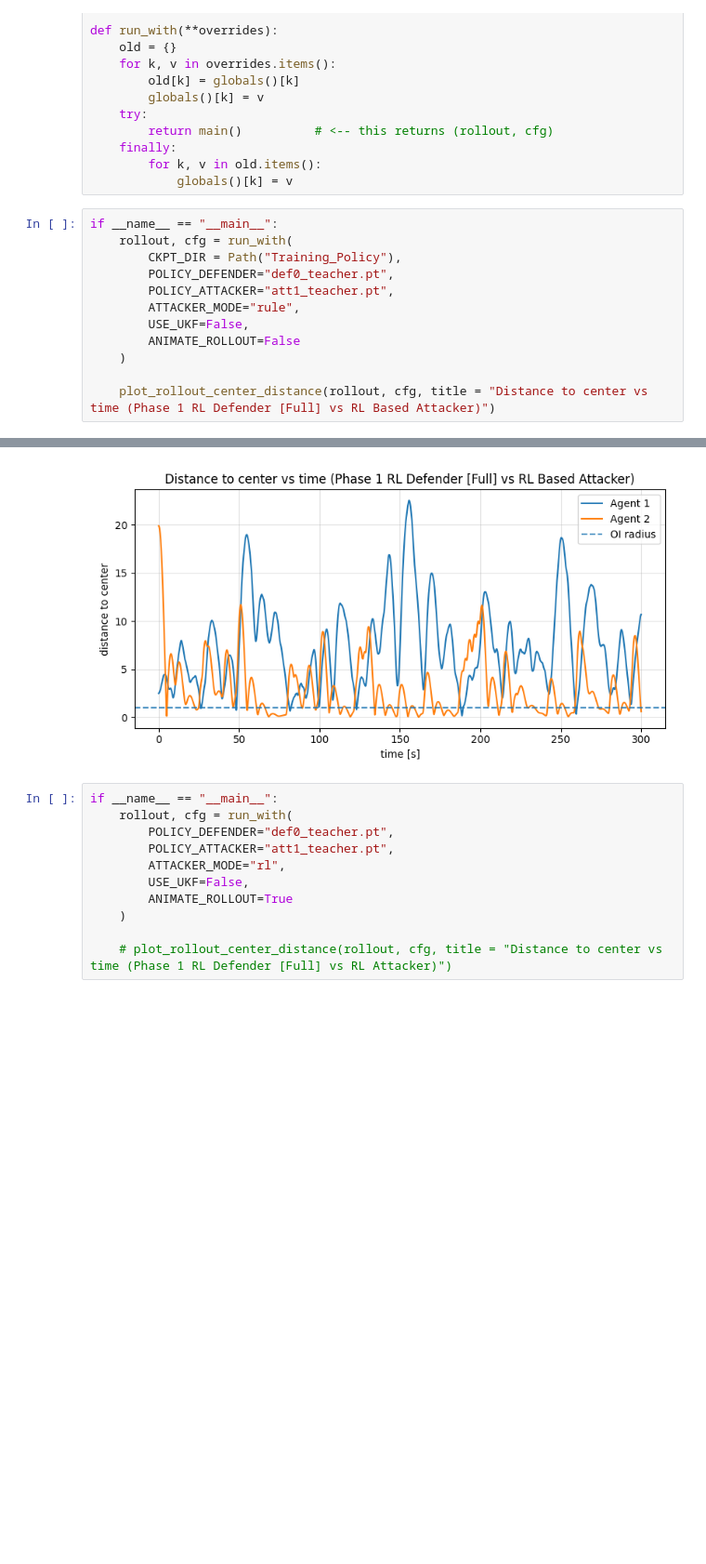
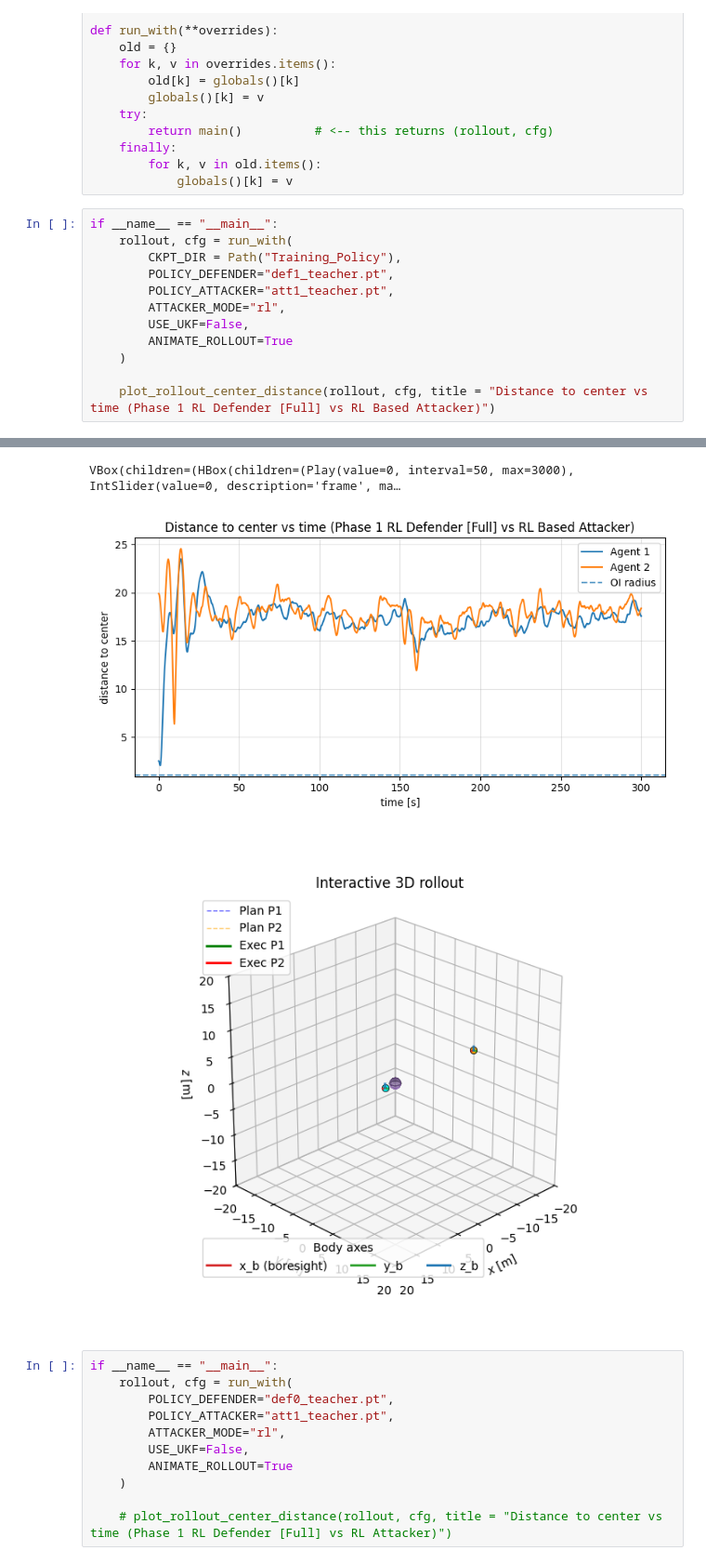
Before and after one commit to gussantaella1/PARL-PO, a Jupyter notebook: GameTheory_TopLevel.ipynb, the cells around one changed output, grey strips where cells are left out. Shown at 93% size. Cells and saved outputs as stored; diff of their text form; blank space fills up the shorter version.

```diff
--- a/GameTheory_TopLevel.ipynb
+++ b/GameTheory_TopLevel.ipynb
@@ -182,11 +182,11 @@ def run_with(**overrides):
 if __name__ == "__main__":
     rollout, cfg = run_with(
         CKPT_DIR = Path("Training_Policy"),
-        POLICY_DEFENDER="def0_teacher.pt",
+        POLICY_DEFENDER="def1_teacher.pt",
         POLICY_ATTACKER="att1_teacher.pt",
-        ATTACKER_MODE="rule",
+        ATTACKER_MODE="rl",
         USE_UKF=False,
-        ANIMATE_ROLLOUT=False
+        ANIMATE_ROLLOUT=True
     )
 
     plot_rollout_center_distance(rollout, cfg, title = "Distance to center vs time (Phase 1 RL Defender [Full] vs RL Based Attacker)")
@@ -197,4 +198,6 @@ Finished rollout.
+VBox(children=(HBox(children=(Play(value=0, interval=50, max=3000), IntSlider(value=0, description='frame', ma…
-[figure, old version]
+[figure, new version]
+[figure, added]
 # %%
 if __name__ == "__main__":
     rollout, cfg = run_with(
```
Also changed, not shown: parts of 1 cell of this notebook, 31 other files.
